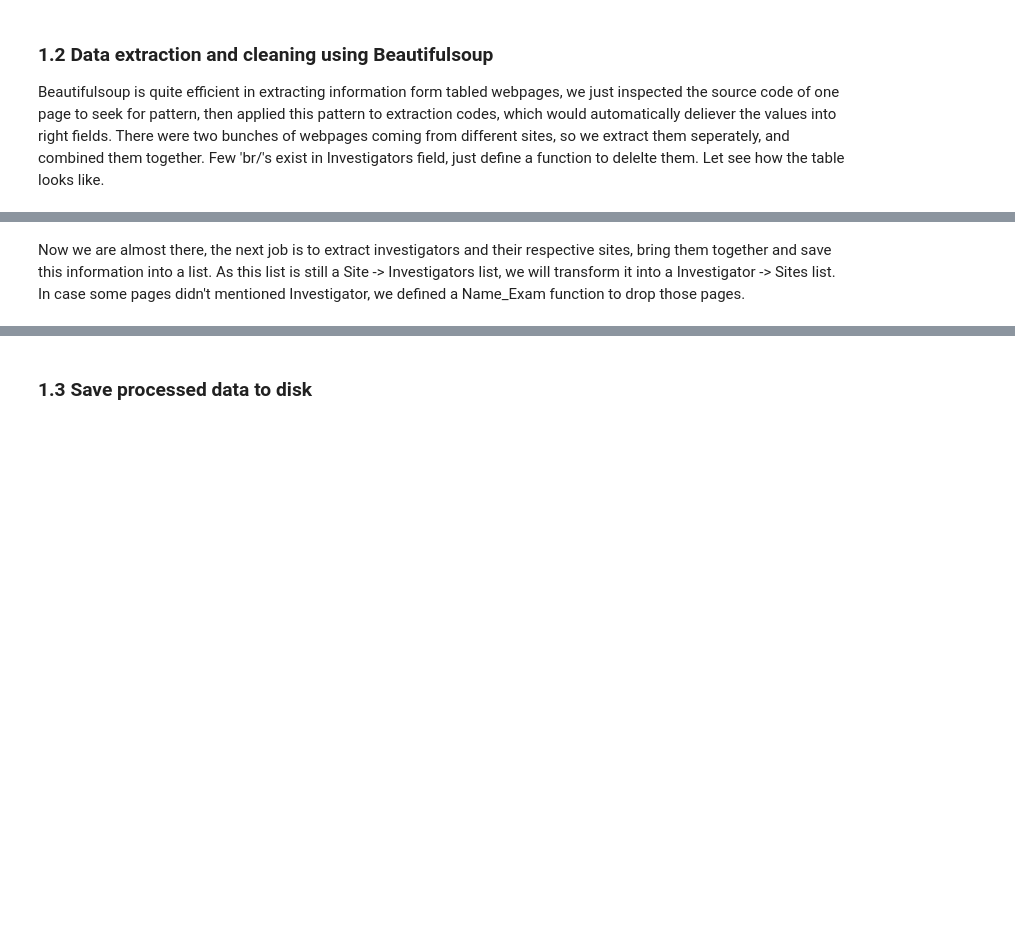
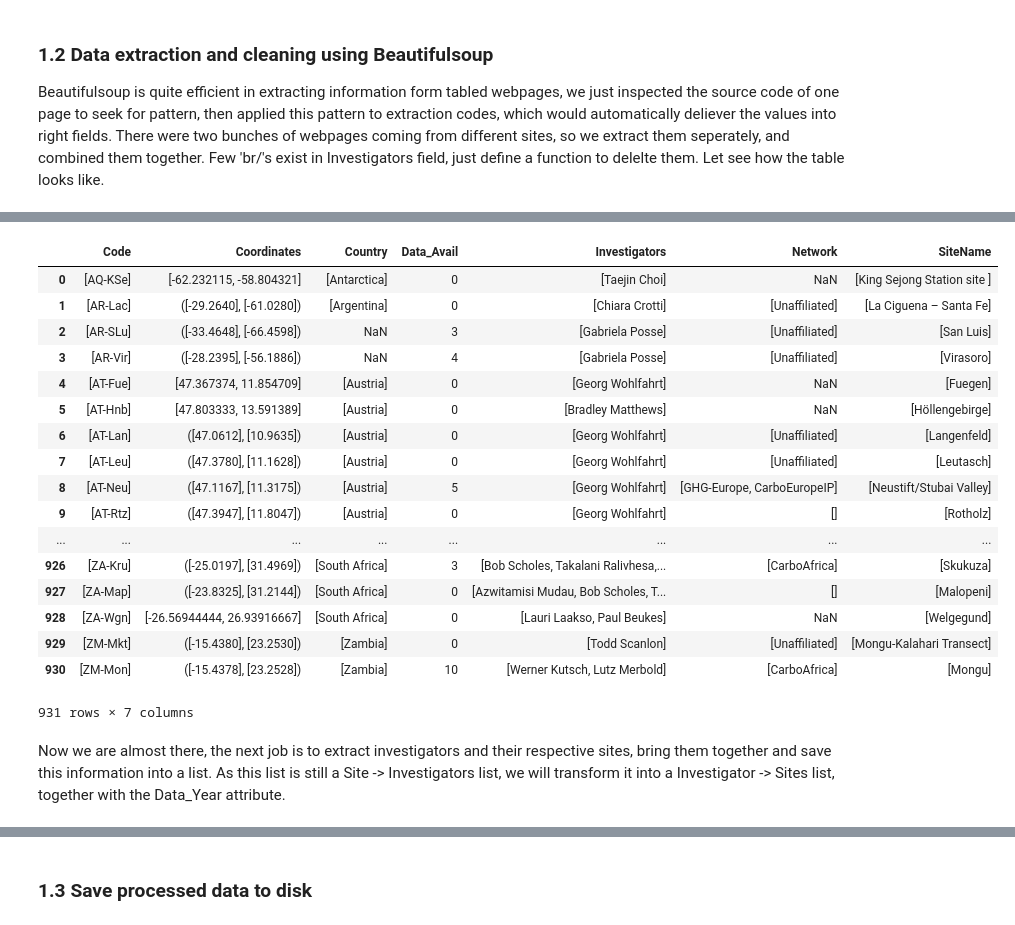
Before and after one commit to daishengqi/Data_Sharing_Impacts, a Jupyter notebook: Raw_Data_Processing.ipynb, the cells around one changed output, grey strips where cells are left out. Cells and saved outputs as stored; diff of their text form; code cells hidden in the pictures; blank space fills up the shorter version.

```diff
--- a/Raw_Data_Processing.ipynb
+++ b/Raw_Data_Processing.ipynb
@@ -121,3 +179,24 @@ pd.DataFrame.from_dict(htmltable)
+# %%
+All_Sites_Description
+# %% [output]
+|  | Code | Coordinates | Country | Data_Avail | Investigators | Network | SiteName |
+| 0 | [AQ-KSe] | [-62.232115, -58.804321] | [Antarctica] | 0 | [Taejin Choi] | NaN | [King Sejong Station site ] |
+| 1 | [AR-Lac] | ([-29.2640], [-61.0280]) | [Argentina] | 0 | [Chiara Crotti] | [Unaffiliated] | [La Ciguena – Santa Fe] |
+| 2 | [AR-SLu] | ([-33.4648], [-66.4598]) | NaN | 3 | [Gabriela Posse] | [Unaffiliated] | [San Luis] |
+| 3 | [AR-Vir] | ([-28.2395], [-56.1886]) | NaN | 4 | [Gabriela Posse] | [Unaffiliated] | [Virasoro] |
+| 4 | [AT-Fue] | [47.367374, 11.854709] | [Austria] | 0 | [Georg Wohlfahrt] | NaN | [Fuegen] |
+| 5 | [AT-Hnb] | [47.803333, 13.591389] | [Austria] | 0 | [Bradley Matthews] | NaN | [Höllengebirge] |
+| 6 | [AT-Lan] | ([47.0612], [10.9635]) | [Austria] | 0 | [Georg Wohlfahrt] | [Unaffiliated] | [Langenfeld] |
+| 7 | [AT-Leu] | ([47.3780], [11.1628]) | [Austria] | 0 | [Georg Wohlfahrt] | [Unaffiliated] | [Leutasch] |
+| 8 | [AT-Neu] | ([47.1167], [11.3175]) | [Austria] | 5 | [Georg Wohlfahrt] | [GHG-Europe, CarboEuropeIP] | [Neustift/Stubai Valley] |
+| 9 | [AT-Rtz] | ([47.3947], [11.8047]) | [Austria] | 0 | [Georg Wohlfahrt] | [] | [Rotholz] |
+| ... | ... | ... | ... | ... | ... | ... | ... |
+| 926 | [ZA-Kru] | ([-25.0197], [31.4969]) | [South Africa] | 3 | [Bob Scholes, Takalani Ralivhesa,... | [CarboAfrica] | [Skukuza] |
+| 927 | [ZA-Map] | ([-23.8325], [31.2144]) | [South Africa] | 0 | [Azwitamisi Mudau, Bob Scholes, T... | [] | [Malopeni] |
+| 928 | [ZA-Wgn] | [-26.56944444, 26.93916667] | [South Africa] | 0 | [Lauri Laakso, Paul Beukes] | NaN | [Welgegund] |
+| 929 | [ZM-Mkt] | ([-15.4380], [23.2530]) | [Zambia] | 0 | [Todd Scanlon] | [Unaffiliated] | [Mongu-Kalahari Transect] |
+| 930 | [ZM-Mon] | ([-15.4378], [23.2528]) | [Zambia] | 10 | [Werner Kutsch, Lutz Merbold] | [CarboAfrica] | [Mongu] |
+931 rows × 7 columns
 # %% [markdown]
-Now we are almost there, the next job is to extract investigators and their respective sites, bring them together and save this information into a list. As this list is still a Site -> Investigators list, we will transform it into a Investigator -> Sites list. In case some pages didn't mentioned Investigator, we defined a Name_Exam function to drop those pages.
+Now we are almost there, the next job is to extract investigators and their respective sites, bring them together and save this information into a list. As this list is still a Site -> Investigators list, we will transform it into a Investigator -> Sites list, together with the Data_Year attribute.
 # %%
```
Also changed, not shown: parts of 5 cells of this notebook, 2 other files.
